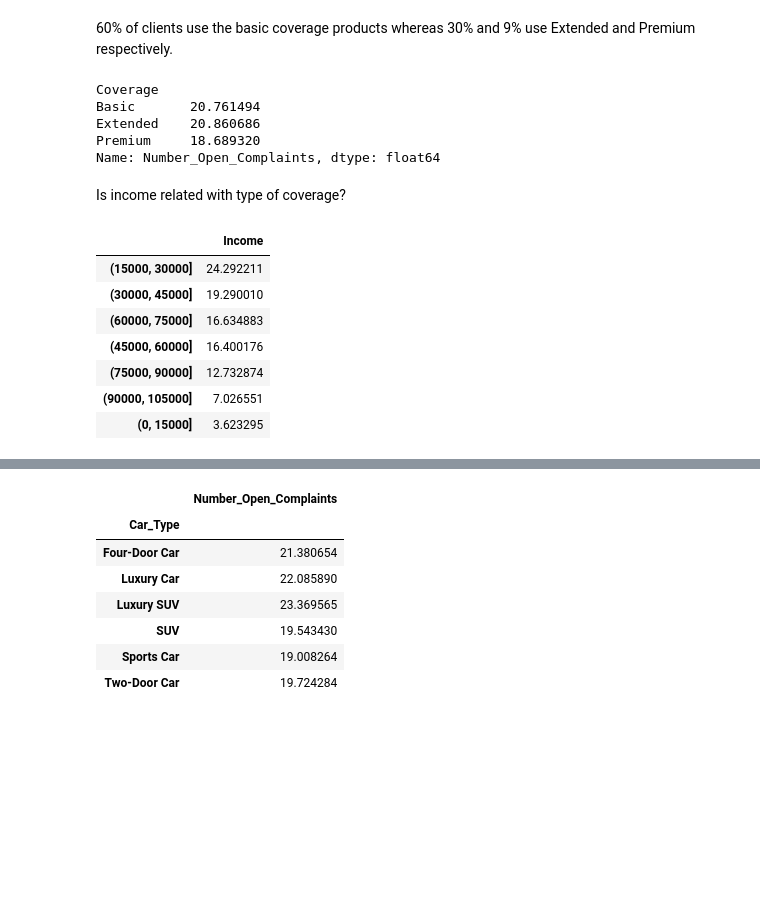
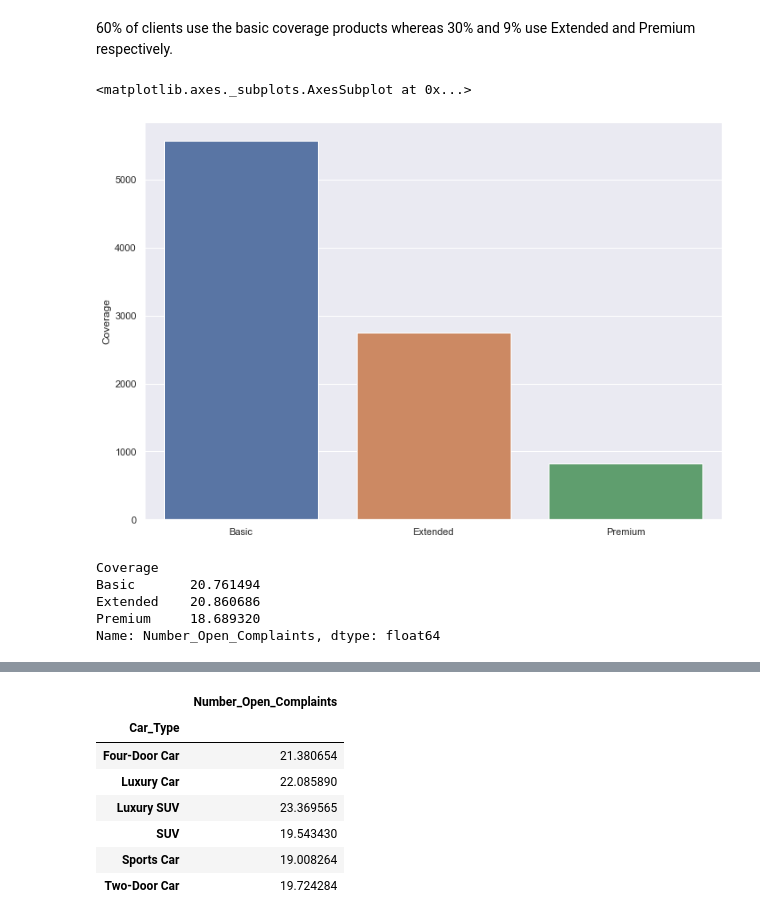
Before and after one commit to Maria6694/Project-Week-8-Final-Project, a Jupyter notebook: your-project/Code/1.Analysis_USA.ipynb, the cells around one changed output, grey strips where cells are left out. Cells and saved outputs as stored; diff of their text form; code cells hidden in the pictures; blank space fills up the shorter version.

```diff
--- a/your-project/Code/1.Analysis_USA.ipynb
+++ b/your-project/Code/1.Analysis_USA.ipynb
@@ -69,6 +91,11 @@ pd.DataFrame(ins['Coverage'].value_counts(ascending = False, normalize = True)*1
 | Premium | 9.021239 |
 # %% [markdown]
 60% of clients use the basic coverage products whereas 30% and 9% use Extended and Premium respectively.
+# %%
+sns.barplot(ins.Coverage.value_counts().index, ins.Coverage.value_counts())
+# %% [output]
+<matplotlib.axes._subplots.AxesSubplot at 0x...>
+[figure, added]
 # %%
 #Is people that use basic more prone to have accidents than those who use a Premium?
 ins.groupby('Coverage')['Number_Open_Complaints'].sum()*100/ins.groupby('Coverage')['Number_Open_Complaints'].count()
@@ -78,18 +105,3 @@ Basic       20.761494
 Extended    20.860686
 Premium     18.689320
 Name: Number_Open_Complaints, dtype: float64
-# %% [markdown]
-Is income related with type of coverage?
-# %%
-#Proportion of clients
-bins = [0,15000,30000,45000,60000,75000,90000,105000] #Bins that I will use.
-pd.DataFrame(pd.cut(ins['Income'], bins = bins).value_counts(ascending = False, normalize = True)*100)
-# %% [output]
-|  | Income |
-| (15000, 30000] | 24.292211 |
-| (30000, 45000] | 19.290010 |
-| (60000, 75000] | 16.634883 |
-| (45000, 60000] | 16.400176 |
-| (75000, 90000] | 12.732874 |
-| (90000, 105000] | 7.026551 |
-| (0, 15000] | 3.623295 |
```
Also changed, not shown: parts of 13 cells of this notebook, 2 other files.
